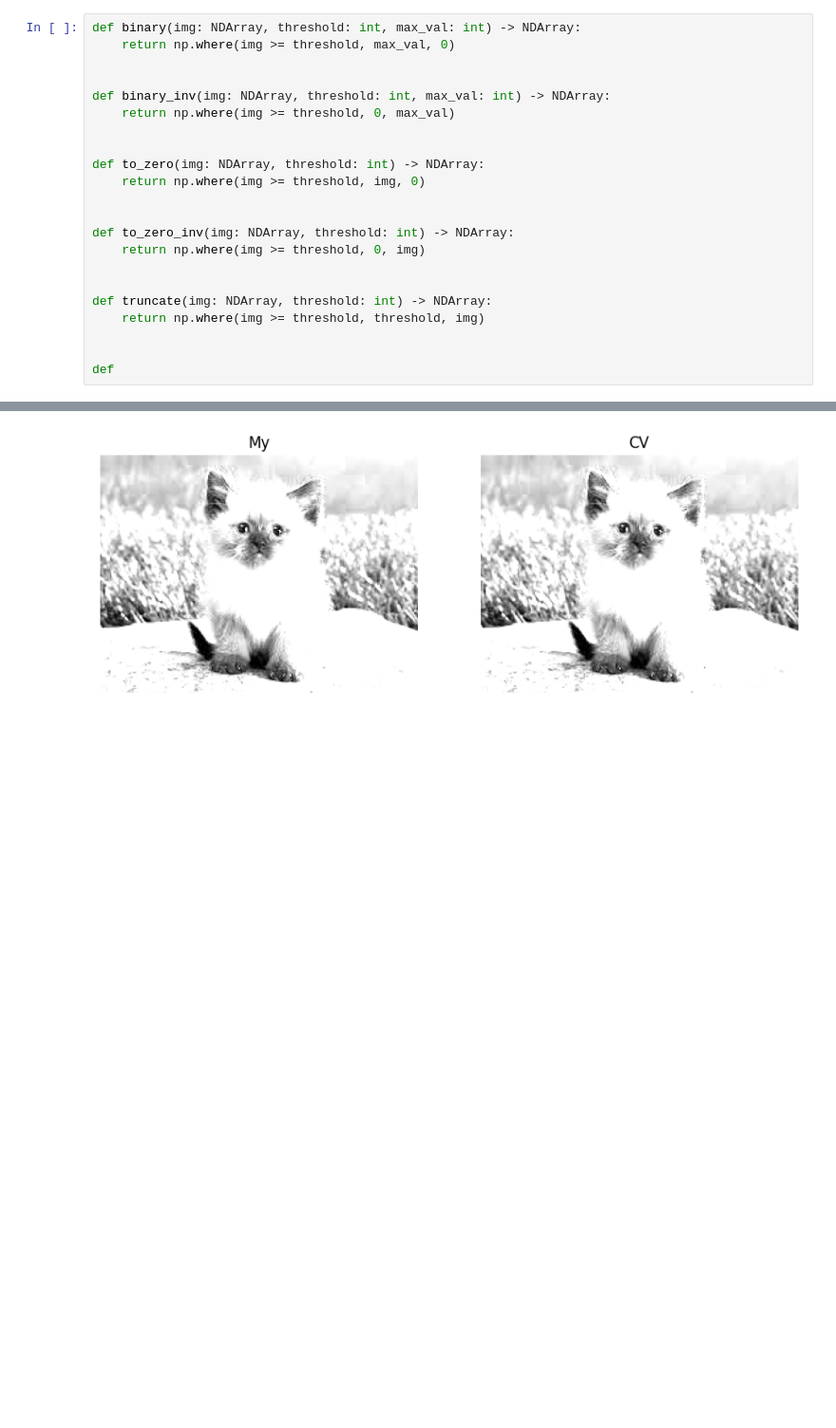
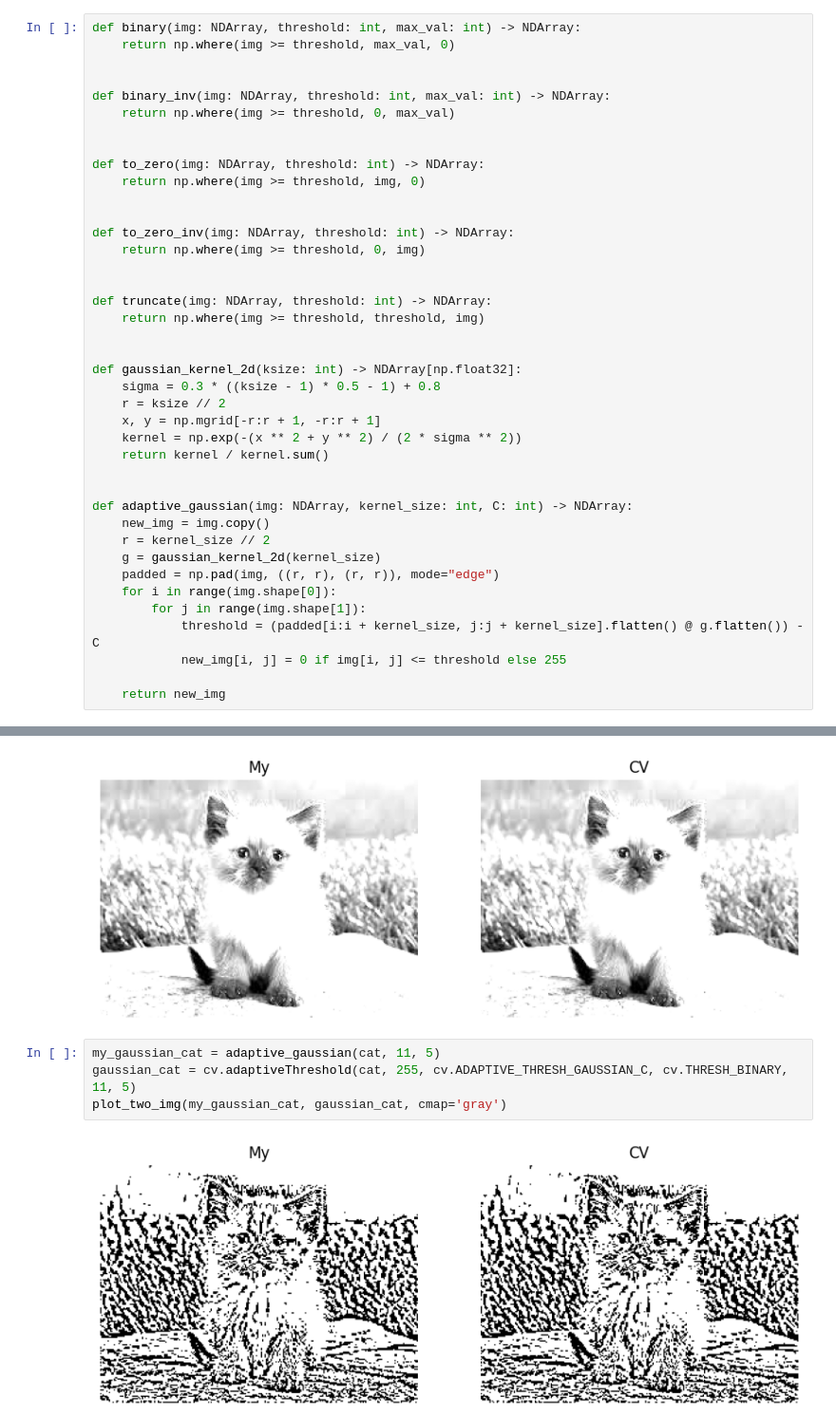
Before and after one commit to kozhik31/itmo-cv-labs, a Jupyter notebook: lab-2/lab2.ipynb, the cells around one changed output, grey strips where cells are left out. Shown at 95% size. Cells and saved outputs as stored; diff of their text form; blank space fills up the shorter version.

```diff
--- a/lab-2/lab2.ipynb
+++ b/lab-2/lab2.ipynb
@@ -119,7 +119,25 @@ def truncate(img: NDArray, threshold: int) -> NDArray:
     return np.where(img >= threshold, threshold, img)
 
 
-def
+def gaussian_kernel_2d(ksize: int) -> NDArray[np.float32]:
+    sigma = 0.3 * ((ksize - 1) * 0.5 - 1) + 0.8
+    r = ksize // 2
+    x, y = np.mgrid[-r:r + 1, -r:r + 1]
+    kernel = np.exp(-(x ** 2 + y ** 2) / (2 * sigma ** 2))
+    return kernel / kernel.sum()
+
+
+def adaptive_gaussian(img: NDArray, kernel_size: int, C: int) -> NDArray:
+    new_img = img.copy()
+    r = kernel_size // 2
+    g = gaussian_kernel_2d(kernel_size)
+    padded = np.pad(img, ((r, r), (r, r)), mode="edge")
+    for i in range(img.shape[0]):
+        for j in range(img.shape[1]):
+            threshold = (padded[i:i + kernel_size, j:j + kernel_size].flatten() @ g.flatten()) - C
+            new_img[i, j] = 0 if img[i, j] <= threshold else 255
+
+    return new_img
 # %%
 cat = cv.imread('cat2.png', cv.IMREAD_GRAYSCALE)
 my_bin_cat = binary(cat, 127, 255)
@@ -151,3 +169,9 @@ ret, truncate_cat = cv.threshold(cat, 127, 255, cv.THRESH_TRUNC)
 plot_two_img(my_truncate_cat, truncate_cat, cmap='gray')
 # %% [output]
 [figure]
+# %%
+my_gaussian_cat = adaptive_gaussian(cat, 11, 5)
+gaussian_cat = cv.adaptiveThreshold(cat, 255, cv.ADAPTIVE_THRESH_GAUSSIAN_C, cv.THRESH_BINARY, 11, 5)
+plot_two_img(my_gaussian_cat, gaussian_cat, cmap='gray')
+# %% [output]
+[figure, added]
```
Also changed, not shown: parts of 14 cells of this notebook.
